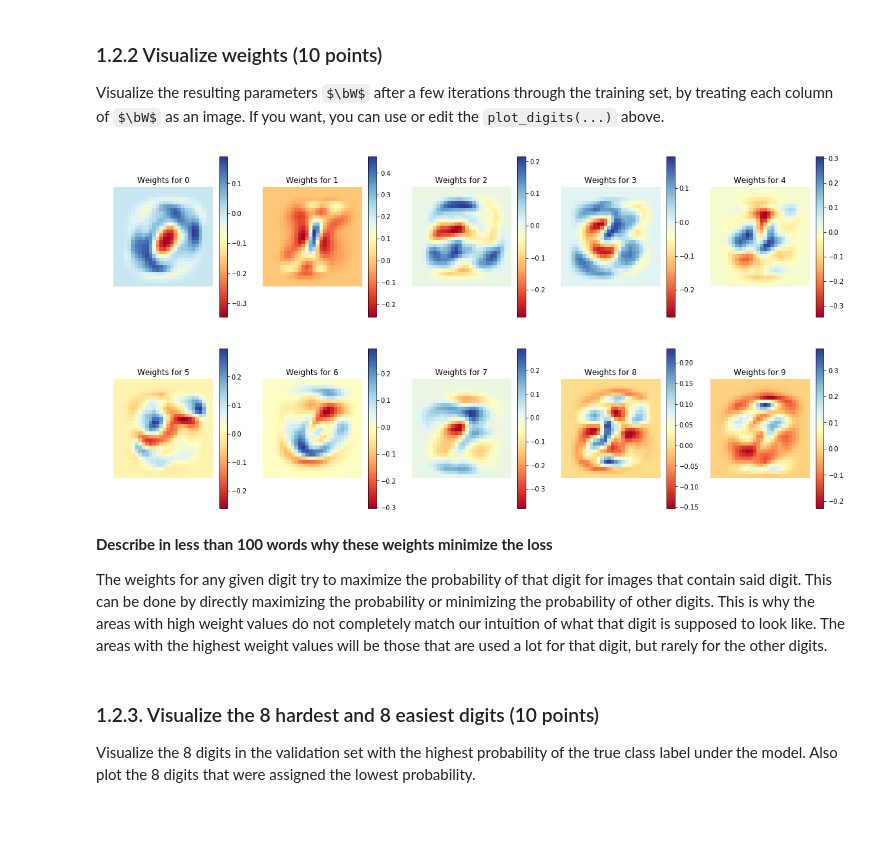
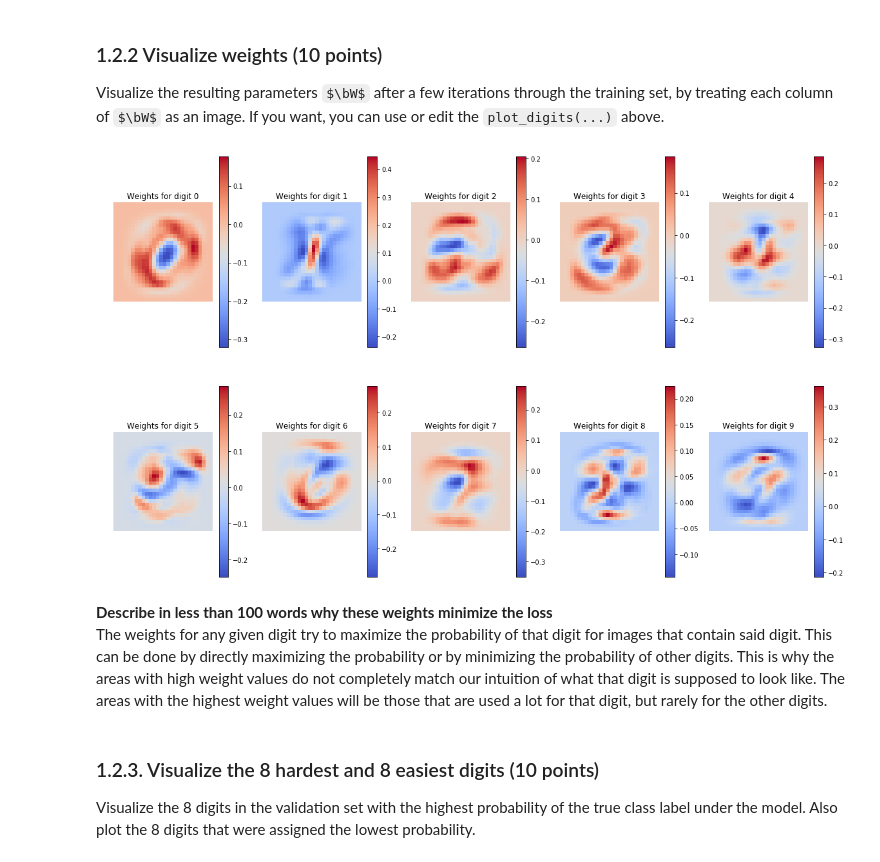
Before and after one commit to Kalsir/ml1_lab2, a Jupyter notebook: 11025352_11924462_lab2.ipynb, the cells around one changed output. Drawn from its saved outputs; the diff is of its cells as text; code cells hidden in the pictures; some formulas as TeX source; blank space fills up the shorter version.

```diff
--- a/11025352_11924462_lab2.ipynb
+++ b/11025352_11924462_lab2.ipynb
@@ -411,23 +423,24 @@ Finite difference error grad_b: 5.23511748609e-08
 Write a function `sgd_iter(x_train, t_train, w, b)` that performs one iteration of stochastic gradient descent (SGD), and returns the new weights. It should go through the trainingset once in randomized order, call `logreg_gradient(x, t, w, b)` for each datapoint to get the gradients, and update the parameters **using a small learning rate of `1e-6`**. Note that in this case we're maximizing the likelihood function, so we should actually performing gradient ___ascent___... For more information about SGD, see Bishop 5.2.4 or an online source (i.e. https://en.wikipedia.org/wiki/Stochastic_gradient_descent)
 # %%
 def sgd_iter(x_train, t_train, W, b):
-    # Set learning rate
-    learning_rate = 1e-4
+    W = W.copy()
+    b = b.copy()
 
     # Create a randomized order
-    randomized_order = random.permutation(len(x_train))
+    random_indices = np.random.permutation(t_train.size)
+
+    # Set learning rate
+    alpha = 1E-4
 
     # Perform SGD
     logp_train = 0
-    for i in randomized_order:
-        x = [x_train[i]]
-        t = [t_train[i]]
-        logp_t, dL_dw, dL_db = logreg_gradient(x, t, W, b)
-        W = W + learning_rate * dL_dw
-        b = b + learning_rate * dL_db
-        logp_train += logp_t
+    for i in random_indices:
+        logp, grad_w, grad_b = logreg_gradient(x_train[i:i+1, :], t_train[i], W, b)
+        W += alpha * grad_w
+        b += alpha * grad_b
+        logp_train += logp
 
-    return logp_train/len(x_train), W, b
+    return logp_train / len(random_indices), W, b
 # %%
 # Hidden tests for efficiency
 # %%
@@ -503,24 +511,24 @@ w,b = test_sgd(x_train, t_train, x_valid, t_valid, w, b)
 ### 1.2.2 Visualize weights (10 points)
 Visualize the resulting parameters $\bW$ after a few iterations through the training set, by treating each column of $\bW$ as an image. If you want, you can use or edit the `plot_digits(...)` above.
 # %%
-def plot_weights(data, num_cols, shape=(28,28)):
+def plot_weights(data, num_cols, labels, figsize=(20,12), shape=(28,28)):
     num_outputs = data.shape[1]
     num_rows = int(num_outputs/num_cols)
+    plt.figure(figsize=figsize)
     for i in range(num_outputs):
         subplot(num_rows, num_cols, i+1)
-        imshow(data[:,i].reshape(shape), interpolation='none', cmap='RdYlBu')
-        title("Weights for " + str(i))
+        imshow(data[:,i].reshape(shape), interpolation='none', cmap=plt.cm.coolwarm)
+        title(labels[i])
         plt.colorbar()
         axis('off')
     plt.show()
 
-plot_weights(w, num_cols=5)
+plot_weights(w, num_cols=5, labels=["Weights for digit {0}".format(i) for i in range(10)])
 # %% [output]
-[figure, old version]
+[figure, new version]
 # %% [markdown]
 **Describe in less than 100 words why these weights minimize the loss**
-
-The weights for any given digit try to maximize the probability of that digit for images that contain said digit. This can be done by directly maximizing the probability or minimizing the probability of other digits. This is why the areas with high weight values do not completely match our intuition of what that digit is supposed to look like. The areas with the highest weight values will be those that are used a lot for that digit, but rarely for the other digits.
+The weights for any given digit try to maximize the probability of that digit for images that contain said digit. This can be done by directly maximizing the probability or by minimizing the probability of other digits. This is why the areas with high weight values do not completely match our intuition of what that digit is supposed to look like. The areas with the highest weight values will be those that are used a lot for that digit, but rarely for the other digits.
 # %% [markdown]
 ### 1.2.3. Visualize the 8 hardest and 8 easiest digits (10 points)
 Visualize the 8 digits in the validation set with the highest probability of the true class label under the model.
```
Also changed, not shown: parts of 29 cells of this notebook.
